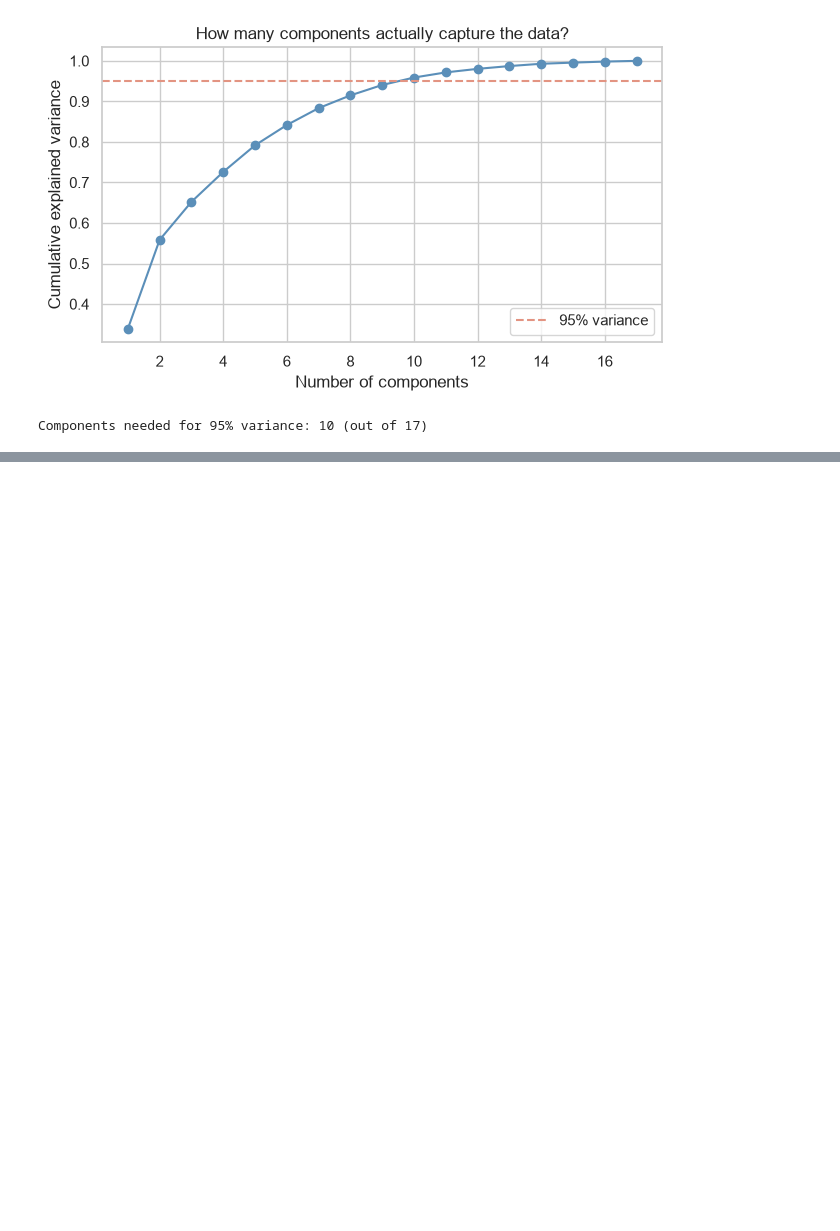
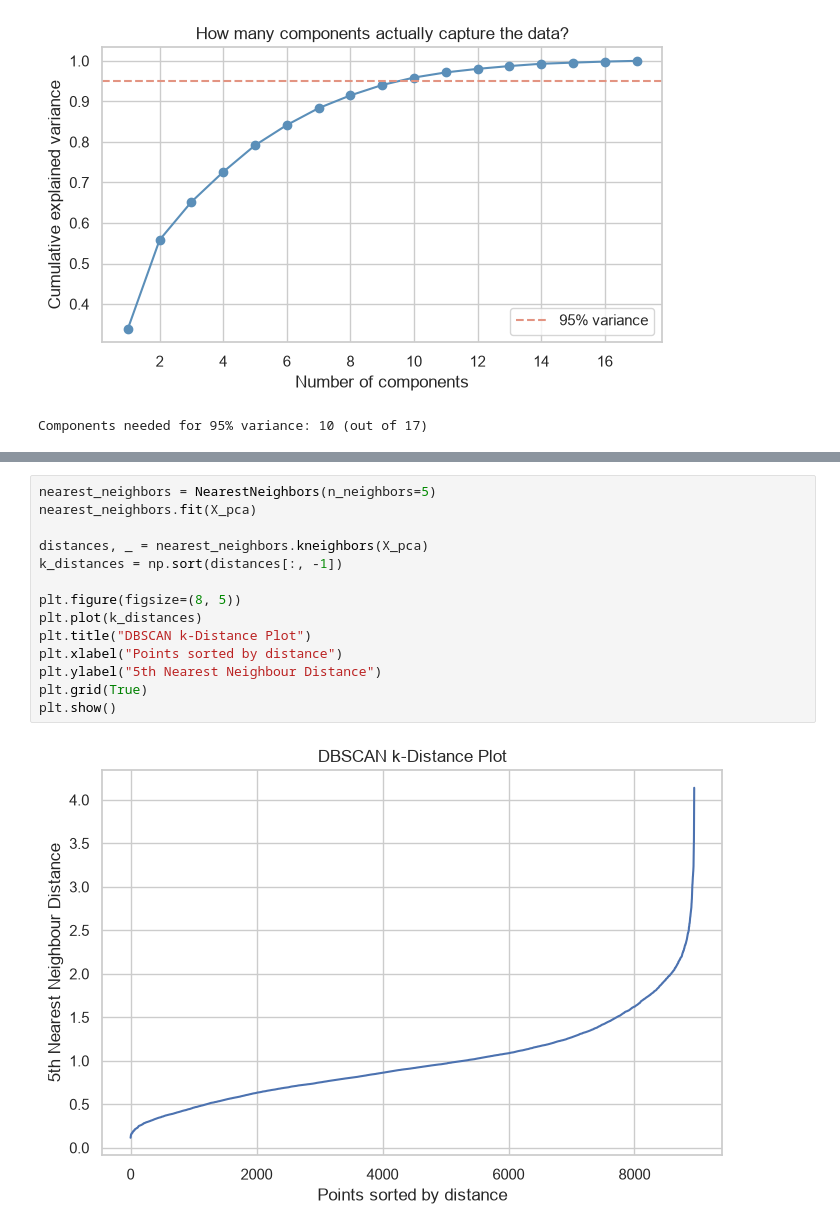
Before and after one commit to geethawilliam-ds/Credit-Card-Customer-Segmentation, a Jupyter notebook: preprocessing.ipynb, the cells around one changed output, grey strips where cells are left out. Cells and saved outputs as stored; diff of their text form; blank space fills up the shorter version.

```diff
--- a/preprocessing.ipynb
+++ b/preprocessing.ipynb
@@ -336,0 +453,16 @@ plt.show()
+# %%
+nearest_neighbors = NearestNeighbors(n_neighbors=5)
+nearest_neighbors.fit(X_pca)
+
+distances, _ = nearest_neighbors.kneighbors(X_pca)
+k_distances = np.sort(distances[:, -1])
+
+plt.figure(figsize=(8, 5))
+plt.plot(k_distances)
+plt.title("DBSCAN k-Distance Plot")
+plt.xlabel("Points sorted by distance")
+plt.ylabel("5th Nearest Neighbour Distance")
+plt.grid(True)
+plt.show()
+# %% [output]
+[figure, added]
```
Also changed, not shown: parts of 22 cells of this notebook, 45 other files.
